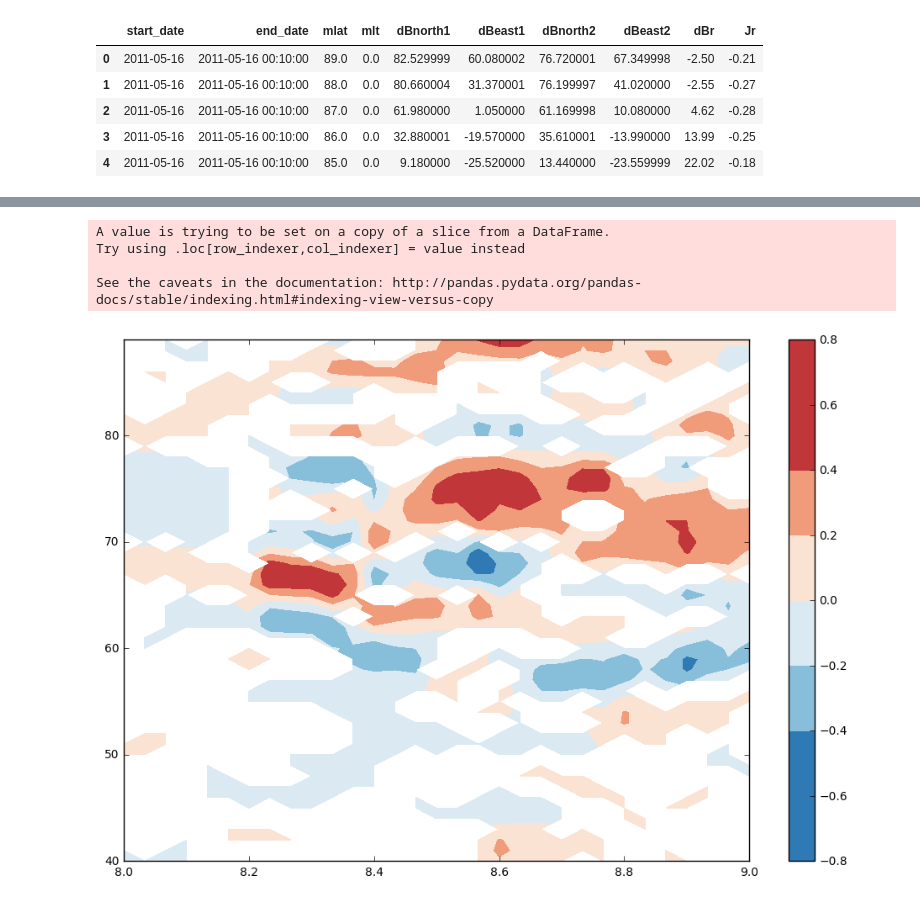
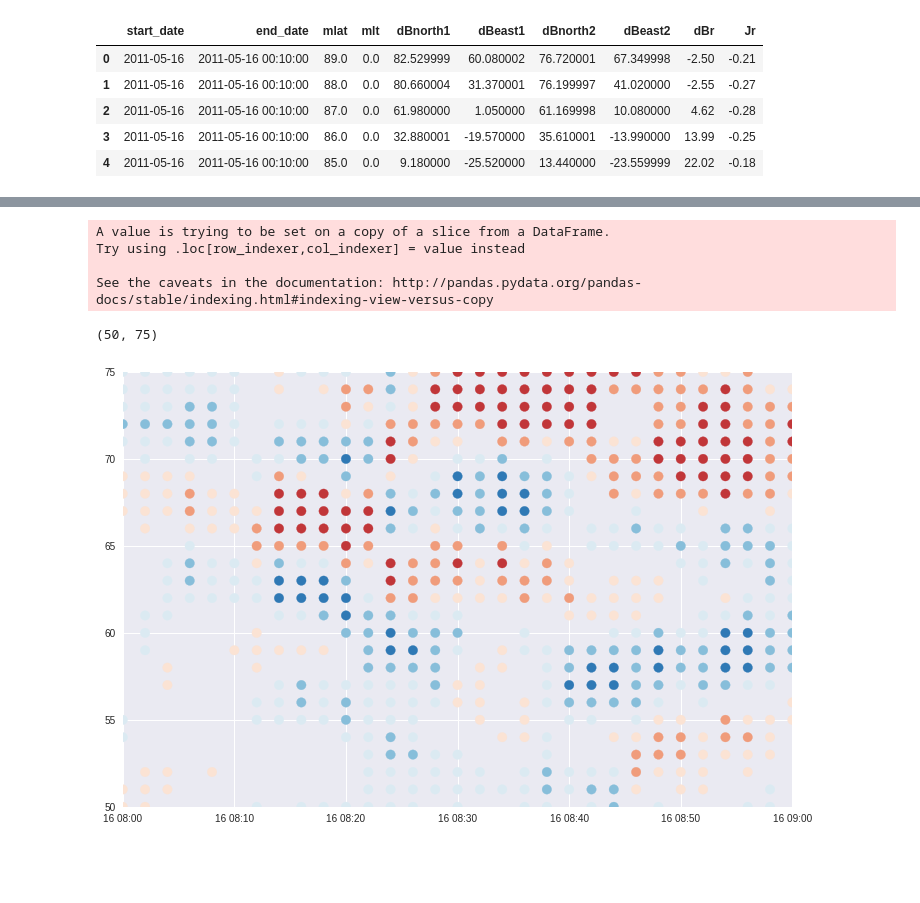
Before and after one commit to bharatreddy/scwsaps, a Jupyter notebook: ipy/read_amp.ipynb, the cells around one changed output, grey strips where cells are left out. Saved outputs shown, nothing was run; the diff lists cells and outputs as text; code cells hidden in the pictures; blank space fills up the shorter version.

```diff
--- a/ipy/read_amp.ipynb
+++ b/ipy/read_amp.ipynb
@@ -131,42 +134,44 @@ WARNING:root:setting dateTime to datetime
 # %%
 fig = plt.figure(figsize=(12, 8))
 ax = fig.add_subplot(111)
 seaMap = ListedColormap(sns.color_palette("RdBu_r"))
 
 
-rtiAmpDF = ampDF[ (ampDF["mlt"] == 22.) &\
+rtiAmpDF = ampDF[ (ampDF["mlt"].isin([22.])) &\
                  (numpy.abs(ampDF["Jr"]) >= 0.05) &\
-                (ampDF["start_date"] >= datetime.datetime(2011,5,16,8,0)) &\
+                (ampDF["start_date"] >= datetime.datetime(2011,5,16,7,0)) &\
                 (ampDF["start_date"] <= datetime.datetime(2011,5,16,9,0))]
 
-rtiAmpDF["time"] = rtiAmpDF["start_date"].map(lambda x:x.hour + x.minute/60.)
+rtiAmpDF["time"] = rtiAmpDF["start_date"].map(lambda x:(x.hour + x.minute/60.)*100)
+# rtiAmpDF["time"] = [ x+ (y-22.) for x,y in zip( rtiAmpDF["time"], rtiAmpDF["mlt"] ) ]
 # rtiAmpDF[rtiAmpDF["Jr"] < 0.2]["time"] = numpy.nan
 
 # rtiAmpDF = rtiAmpDF.replace(0., numpy.nan)
 # mask = numpy.abs(rtiAmpDF.Jr) < 0.05
 # column_name = 'Jr'
 # rtiAmpDF.loc[mask, column_name] = numpy.nan
 
 
-rtiAmpDF = rtiAmpDF[ ["time", "mlat",\
-                        "Jr"] ].pivot( "time", "mlat" )
+# rtiAmpDF = rtiAmpDF[ ["time", "mlat",\
+#                         "Jr"] ].pivot( "time", "mlat" )
 
-dtVals = rtiAmpDF.index.values
-mlatVals = rtiAmpDF.columns.levels[1].values
+# dtVals = rtiAmpDF.index.values
+# mlatVals = rtiAmpDF.columns.levels[1].values
 
-dtCntr, mlatCntr  = numpy.meshgrid( dtVals, mlatVals )
+# dtCntr, mlatCntr  = numpy.meshgrid( dtVals, mlatVals )
 
-rtiAmp = ax.contourf( dtCntr, mlatCntr, rtiAmpDF["Jr"].values.T, vmin=-0.5, vmax=0.5,
-                 linewidths=3, cmap=seaMap )
-cbar = plt.colorbar(rtiAmp, orientation='vertical')
+# rtiAmp = ax.contourf( dtCntr, mlatCntr, rtiAmpDF["Jr"].values.T, vmin=-0.5, vmax=0.5,
+#                  linewidths=3, cmap=seaMap )
+# cbar = plt.colorbar(rtiAmp, orientation='vertical')
 
-# ax.scatter( rtiAmpDF["start_date"].values, rtiAmpDF["mlat"].values,\
-#            c=rtiAmpDF["Jr"].values, cmap=seaMap,vmin=-0.4, vmax=0.4, s=90. )
-# ax.set_xlim( [datetime.datetime(2011,5,16,7,0), datetime.datetime(2011,5,16,9,0)] )
-# ax.set_ylim( [50, 75] )
+ax.scatter( rtiAmpDF["start_date"].values, rtiAmpDF["mlat"].values,\
+           c=rtiAmpDF["Jr"].values, cmap=seaMap,vmin=-0.4, vmax=0.4, s=90. )
+ax.set_xlim( [datetime.datetime(2011,5,16,8,0), datetime.datetime(2011,5,16,9,0)] )
+ax.set_ylim( [50, 75] )
 # %% [output]
 A value is trying to be set on a copy of a slice from a DataFrame.
 Try using .loc[row_indexer,col_indexer] = value instead
 
 See the caveats in the documentation: http://pandas.pydata.org/pandas-docs/stable/indexing.html#indexing-view-versus-copy
+(50, 75)
-[figure, old version]
+[figure, new version]
```
Also changed, not shown: parts of 4 cells of this notebook, 10 other files.
